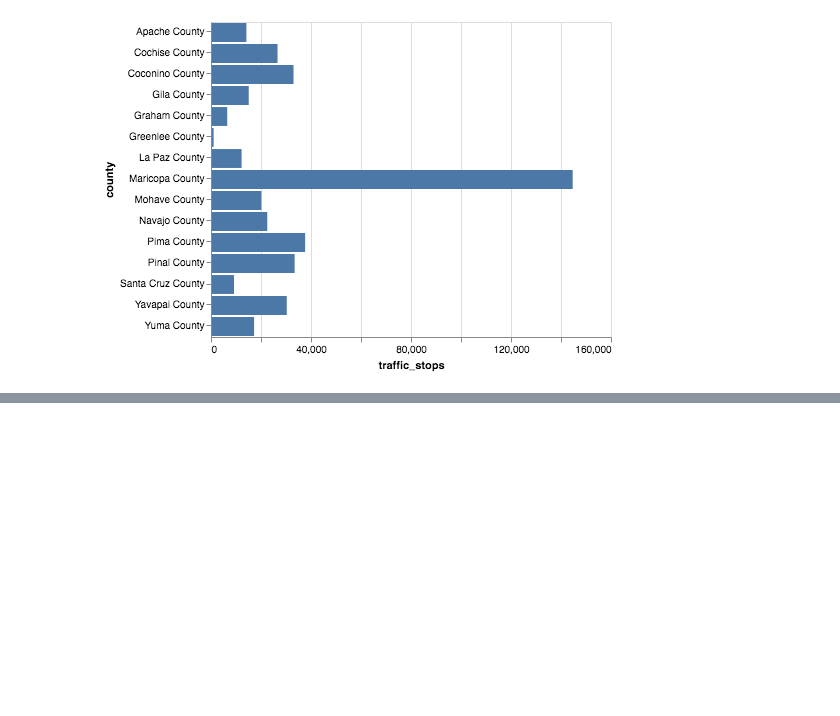
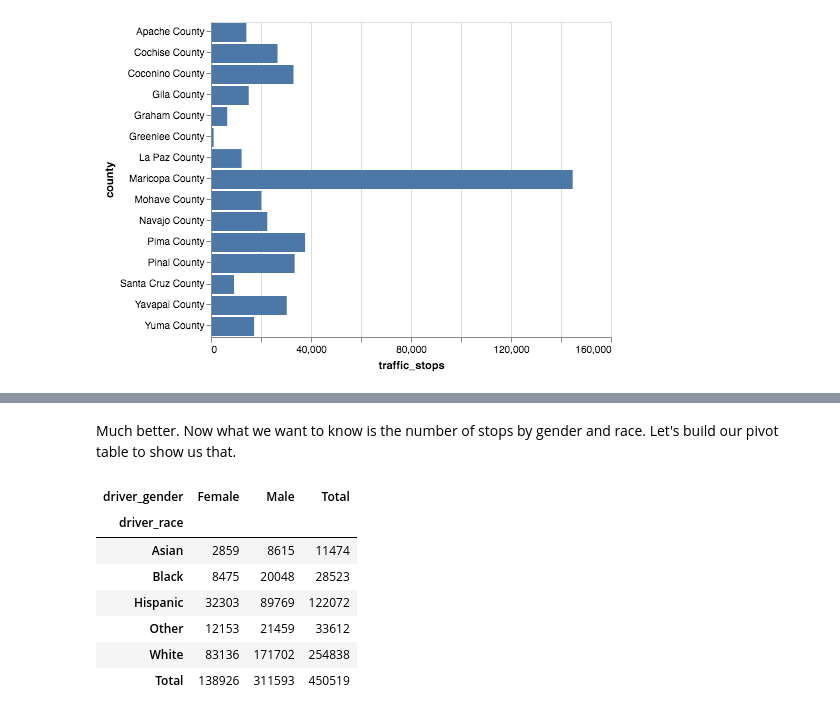
Before and after one commit to newshackaz/az_stops, a Jupyter notebook: completed_analysis.ipynb, the cells around one changed output, grey strips where cells are left out. Drawn from its saved outputs; the diff is of its cells as text; code cells hidden in the pictures; blank space fills up the shorter version.

```diff
--- a/completed_analysis.ipynb
+++ b/completed_analysis.ipynb
@@ -220,0 +233,3 @@ alt.Chart(stops_by_county).mark_bar().encode(x = 'traffic_stops', y = 'county')
+# %%
+az_stops['driver_gender'].replace({'F' : 'Female', 'M' : 'Male'}, inplace = True)
+az_stops[['driver_gender']].head()
@@ -220,0 +254,20 @@ alt.Chart(stops_by_county).mark_bar().encode(x = 'traffic_stops', y = 'county')
+# %% [markdown]
+Much better. Now what we want to know is the number of stops by gender and race. Let's build our pivot table to show us that.
+# %%
+stops_by_sex_race = pd.pivot_table(az_stops,
+                                   columns = 'driver_gender',
+                                   index = 'driver_race',
+                                   values = 'id',
+                                   aggfunc = 'count',
+                                   margins = True,
+                                   margins_name = 'Total')
+stops_by_sex_race
+# %% [output]
+| driver_gender | Female | Male | Total |
+| driver_race |  |  |  |
+| Asian | 2859 | 8615 | 11474 |
+| Black | 8475 | 20048 | 28523 |
+| Hispanic | 32303 | 89769 | 122072 |
+| Other | 12153 | 21459 | 33612 |
+| White | 83136 | 171702 | 254838 |
+| Total | 138926 | 311593 | 450519 |
```
Also changed, not shown: parts of 7 cells of this notebook.
